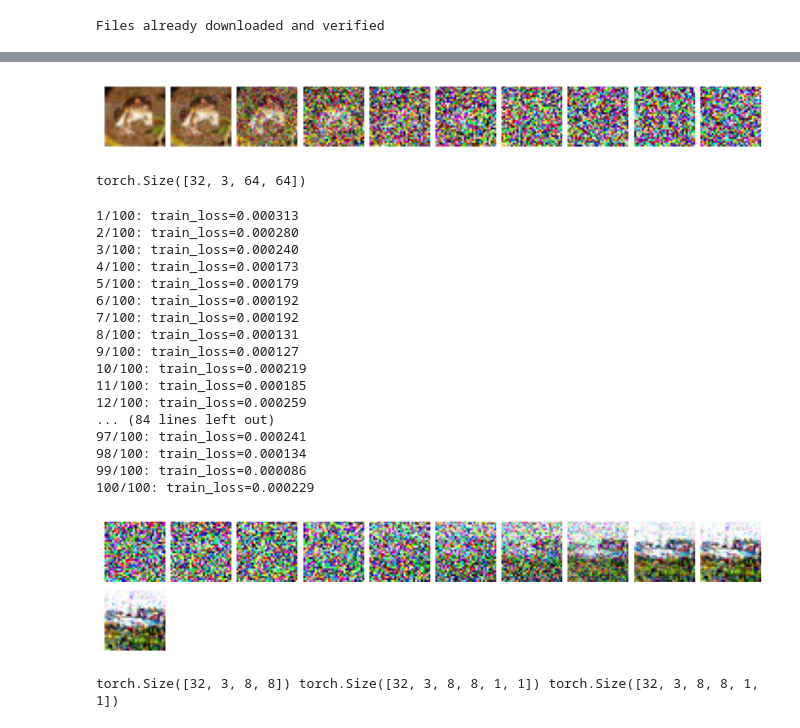
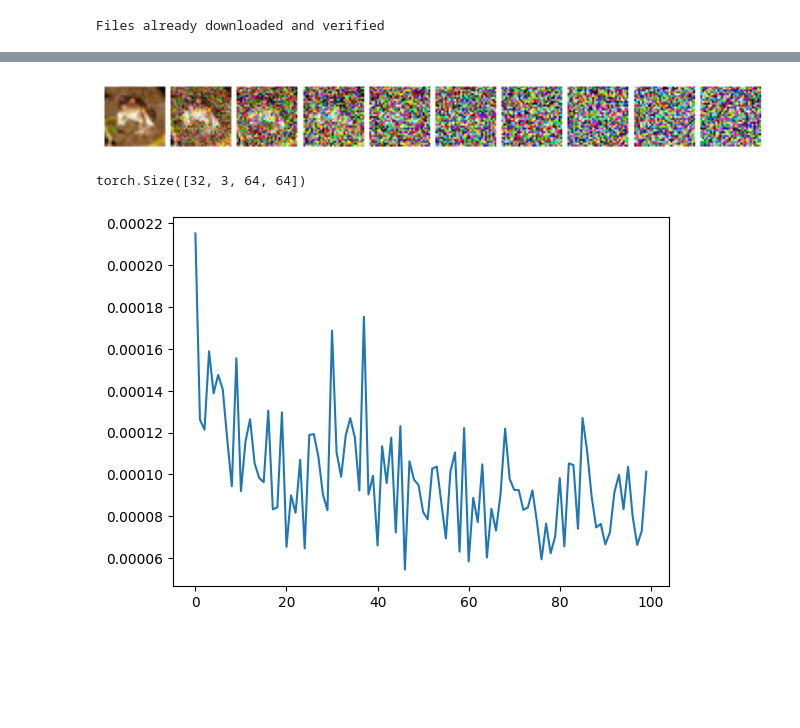
Before and after one commit to minjepar/ddpm_pytorch, a Jupyter notebook: ddpm_cifar.ipynb, the cells around one changed output, grey strips where cells are left out. Drawn from its saved outputs; the diff is of its cells as text; code cells hidden in the pictures; blank space fills up the shorter version.

```diff
--- a/ddpm_cifar.ipynb
+++ b/ddpm_cifar.ipynb
@@ -22,7 +22,7 @@ train_tx = transforms.Compose([
     transforms.Lambda(lambda x : 2 * x - 1) # [-1, 1]
 ])
 
-batch_size = 64
+batch_size = 128
 cifar10_ds = datasets.CIFAR10('data', train=True, download=True, transform=train_tx)
 train_loader = torch.utils.data.DataLoader(cifar10_ds, batch_size=batch_size, shuffle=True, num_workers=4)
 # %% [output]
@@ -61,9 +61,9 @@ def forward_process(x0, t):
     aka diffusion process
     '''
     eps = torch.randn_like(x0).to(device)
-    # xt = torch.sqrt(alphabar[t]) * x0 + (1 - alphabar[t]) * eps
-    alphabar_t = alphabar[t].reshape(-1, *((1,) * (len(x0.shape) - 1))) # yes, we have batch
-    xt = torch.sqrt(alphabar_t) * x0 + (1 - alphabar_t) * eps
+    # xt = torch.sqrt(alphabar[t]) * x0 + torch.sqrt(1 - alphabar[t]) * eps
+    alphabar_t = alphabar[t].reshape(-1, *((1,) * (len(x0.shape) - 1))) # we have batch
+    xt = torch.sqrt(alphabar_t) * x0 + torch.sqrt(1 - alphabar_t) * eps # forward process (reparameterization trick)
     return xt, eps
 
 x0, _ = cifar10_ds[0]
@@ -74,5 +74,5 @@ for i, t in enumerate(range(0, T, T // 10)):
     xp.append(xt.detach().cpu())
 show_images(xp)
 # %% [output]
-[figure, old version]
+[figure, new version]
 # %%
@@ -187,80 +190,37 @@ torch.Size([32, 3, 64, 64])
 def loss_func(model, x0, t):
     '''
     simple loss in DDPM paper
     '''
     xt, eps = forward_process(x0, t) # t is used as index
     eps_pred = model(xt, torch.tensor(t, dtype=torch.float32).to(device)) # t is used for time modulation
-    loss = nn.functional.l1_loss(eps, eps_pred)
+    # loss = nn.functional.l1_loss(eps, eps_pred)
+    loss = nn.functional.mse_loss(eps, eps_pred)
     return loss
 
 def train(model, dataloader, optimizer):
     model.train()
     loss_ = 0
     for idx, (images, labels) in enumerate(dataloader):
         images = images.to(device)
         optimizer.zero_grad()
         t = np.random.randint(0, T, images.shape[0])
         loss = loss_func(model, images, t)
         loss.backward()
         optimizer.step()
         loss_ = loss.item()
     loss_ /= len(dataloader)
     return loss_
 
-def reverse_process(model, show_progress=False):
-    '''
-    aka sampling
-    '''
-    model.eval()
-    x = torch.randn_like(cifar10_ds[0][0]).unsqueeze(0).to(device)
-    xp = list()
-    for t in range(T - 1, -1, -1):
-        z = torch.randn_like(x) if t > 1 else torch.zeros_like(x)
-        z = z.to(device)
-        eps_pred = model(x, torch.tensor(t, dtype=torch.float32).unsqueeze(0).to(device))
-        x_pred = 1 / torch.sqrt(alpha[t]) * (x - beta[t] / torch.sqrt(1 - alphabar[t]) * eps_pred) + torch.sqrt(beta[t]) * z
-        x = x_pred # x_t --> x_(t-1)
-        if t % (T // 10) == 0:
-            xp.append(x[0])
-    xp.append(x[0])
-    if show_progress:
-        show_images(xp)
-    return x
-
 # main
 epochs = 100
 model = SimpleUNet().to(device)
-optimizer = optim.Adam(model.parameters(), lr=2e-4)
+optimizer = optim.Adam(model.parameters(), lr=1e-4)
 train_log = list()
 for epoch in tqdm(range(1, epochs + 1)):
     train_loss = train(model, train_loader, optimizer)
-    print(f"{epoch}/{epochs}: train_loss={train_loss:.6f}")
+    # print(f"{epoch}/{epochs}: train_loss={train_loss:.6f}")
     train_log.append(train_loss)
-x = reverse_process(model, show_progress=True)
+plt.plot(train_log)
+plt.show()
 # %% [output]
-1/100: train_loss=0.000313
-2/100: train_loss=0.000280
-3/100: train_loss=0.000240
-4/100: train_loss=0.000173
-5/100: train_loss=0.000179
-6/100: train_loss=0.000192
-7/100: train_loss=0.000192
-8/100: train_loss=0.000131
-9/100: train_loss=0.000127
-10/100: train_loss=0.000219
-11/100: train_loss=0.000185
-12/100: train_loss=0.000259
-... (84 lines left out)
-97/100: train_loss=0.000241
-98/100: train_loss=0.000134
-99/100: train_loss=0.000086
-100/100: train_loss=0.000229
-[figure, old version]
+[figure, new version]
-# %%
-a = torch.zeros(32, 3, 8, 8)
-#temb = temb[(...,) + (None, ) * 2]
-b = a[(...,) + (None, ) * 2]
-c = a.reshape(*a.shape, 1, 1)
-print(a.shape, b.shape, c.shape)
-# %% [output]
-torch.Size([32, 3, 8, 8]) torch.Size([32, 3, 8, 8, 1, 1]) torch.Size([32, 3, 8, 8, 1, 1])
```
Also changed, not shown: parts of 3 cells of this notebook, 1 other file.
